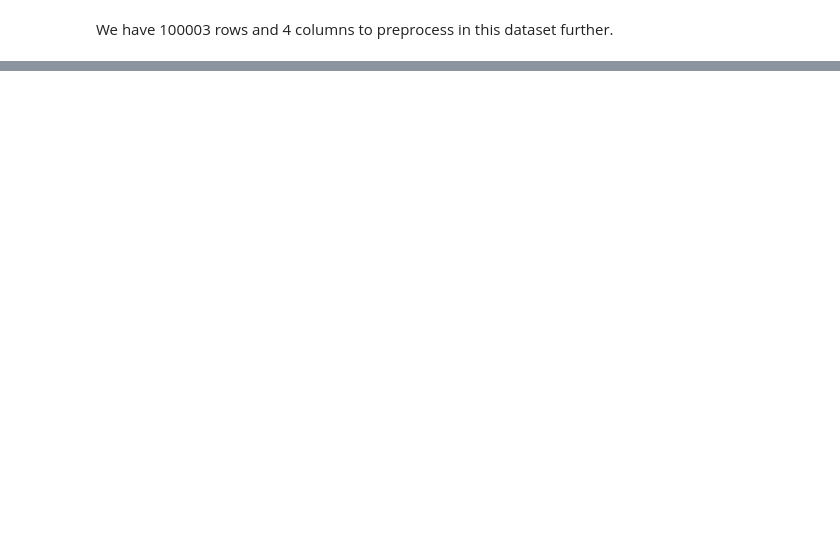
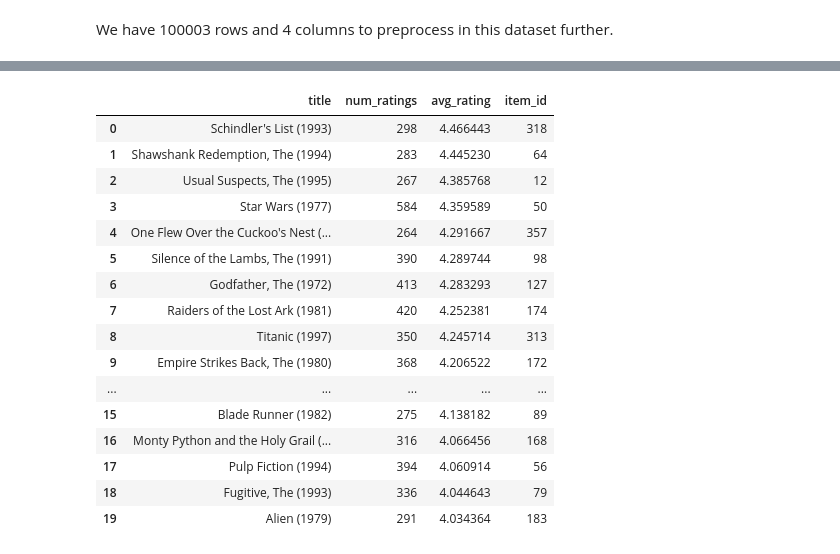
Before and after one commit to Arya202004/Movie_recommender_system, a Jupyter notebook: Recommsystem.ipynb, the cells around one changed output, grey strips where cells are left out. Drawn from its saved outputs; the diff is of its cells as text; code cells hidden in the pictures; blank space fills up the shorter version.

```diff
--- a/Recommsystem.ipynb
+++ b/Recommsystem.ipynb
@@ -99,0 +147,5 @@ dtype: int64
+# %%
+# To check how many number of ratings we got for each movie title {use groupby() and count() function}
+movie_title_rating = data_with_title.groupby('title').count()['rating'].reset_index()
+movie_title_rating.rename(columns={'rating':'num_ratings'},inplace=True)
+movie_title_rating
@@ -99,0 +166,5 @@ dtype: int64
+# %%
+# Average movie rating for each movie title
+avg_movie_rating = data_with_title.groupby('title').mean()['rating'].reset_index()
+avg_movie_rating.rename(columns={'rating':'avg_rating'},inplace=True)
+avg_movie_rating
@@ -99,0 +185,4 @@ dtype: int64
+# %%
+# merging number of ratings and average rating
+popularity_dataset = movie_title_rating.merge(avg_movie_rating,on='title')
+popularity_dataset
@@ -99,0 +203,24 @@ dtype: int64
+# %%
+# sorting the popularity_data is descending order to get 20 such movies titles with highest rating on top
+popular = popularity_dataset[popularity_dataset['num_ratings']>=250].sort_values('avg_rating',ascending=False).head(20)
+# %%
+# merging the data on to movie_title
+popular.merge(movie_title,on='title').drop_duplicates('title')
+# %% [output]
+|  | title | num_ratings | avg_rating | item_id |
+| 0 | Schindler's List (1993) | 298 | 4.466443 | 318 |
+| 1 | Shawshank Redemption, The (1994) | 283 | 4.445230 | 64 |
+| 2 | Usual Suspects, The (1995) | 267 | 4.385768 | 12 |
+| 3 | Star Wars (1977) | 584 | 4.359589 | 50 |
+| 4 | One Flew Over the Cuckoo's Nest (... | 264 | 4.291667 | 357 |
+| 5 | Silence of the Lambs, The (1991) | 390 | 4.289744 | 98 |
+| 6 | Godfather, The (1972) | 413 | 4.283293 | 127 |
+| 7 | Raiders of the Lost Ark (1981) | 420 | 4.252381 | 174 |
+| 8 | Titanic (1997) | 350 | 4.245714 | 313 |
+| 9 | Empire Strikes Back, The (1980) | 368 | 4.206522 | 172 |
+| ... | ... | ... | ... | ... |
+| 15 | Blade Runner (1982) | 275 | 4.138182 | 89 |
+| 16 | Monty Python and the Holy Grail (... | 316 | 4.066456 | 168 |
+| 17 | Pulp Fiction (1994) | 394 | 4.060914 | 56 |
+| 18 | Fugitive, The (1993) | 336 | 4.044643 | 79 |
+| 19 | Alien (1979) | 291 | 4.034364 | 183 |
```
Also changed, not shown: parts of 19 cells of this notebook.
